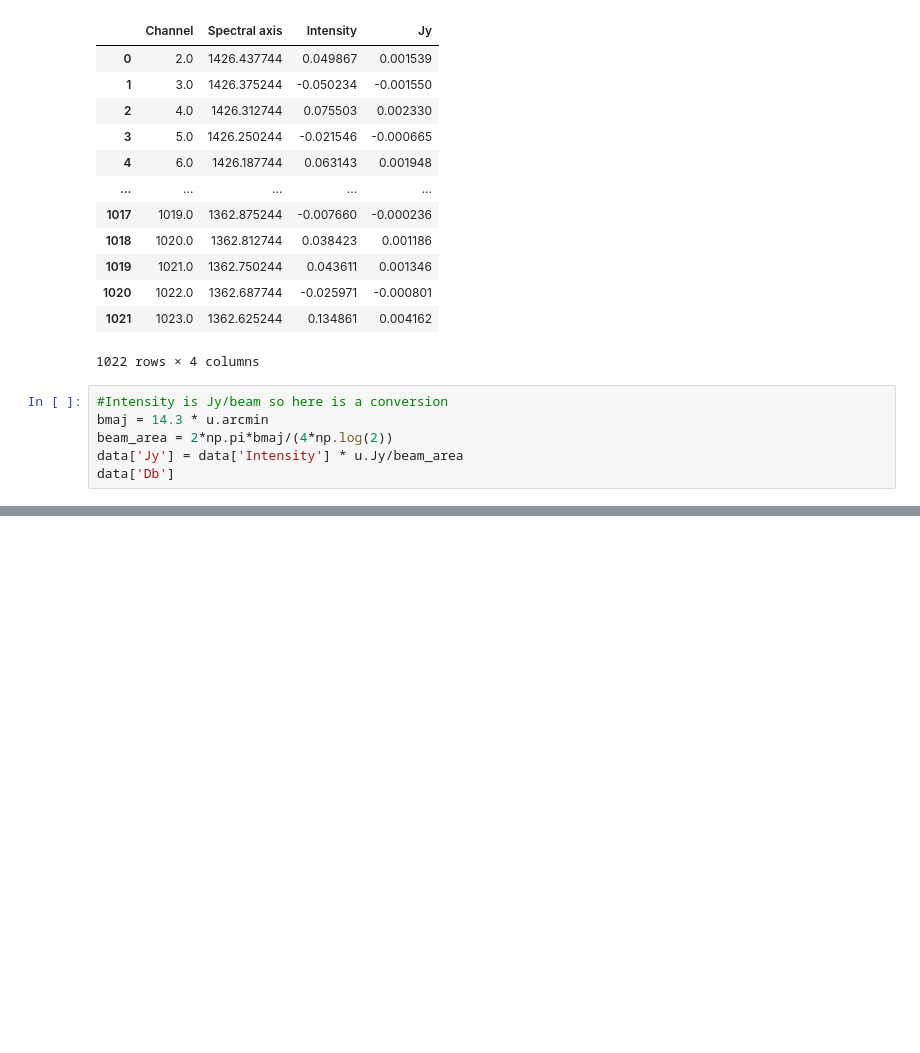
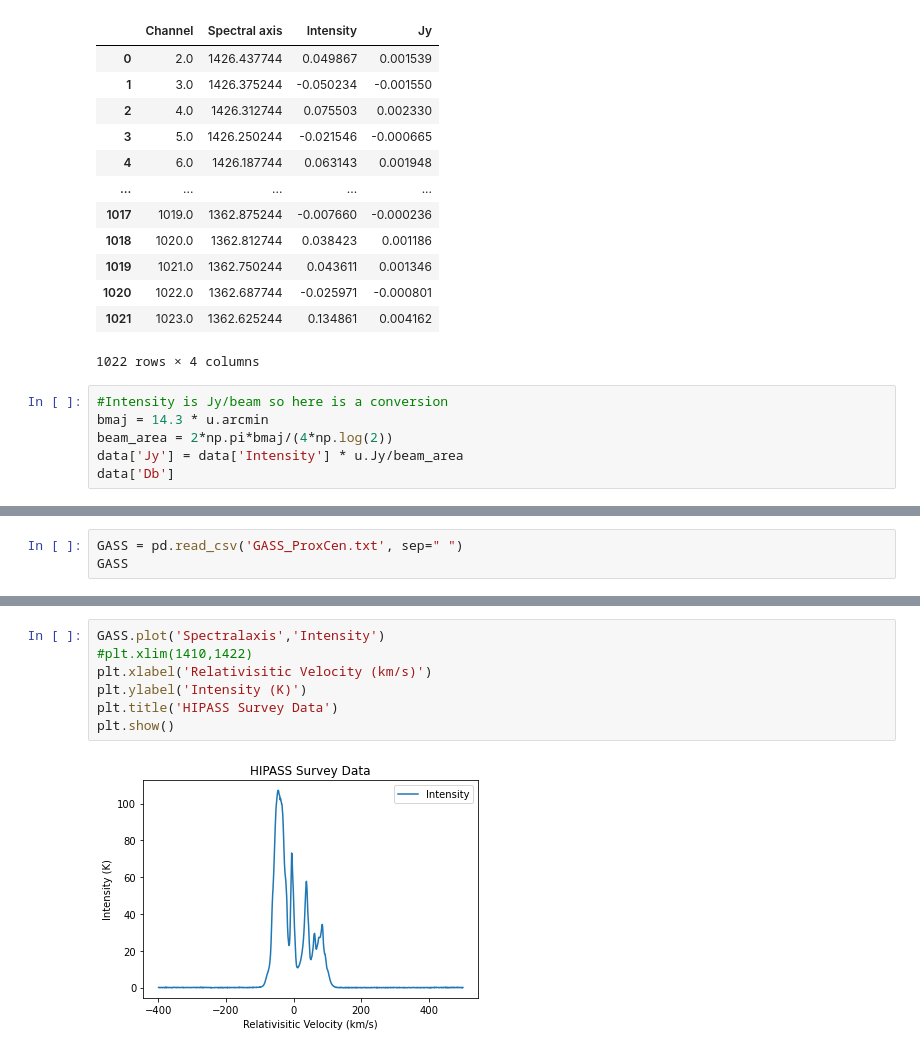
Before and after one commit to rtraas/SETI-Proxima-Centauri, a Jupyter notebook: H21cm.ipynb, the cells around one changed output, grey strips where cells are left out. Drawn from its saved outputs; the diff is of its cells as text; blank space fills up the shorter version.

Commit message:
Add GASS survey

```diff
--- a/H21cm.ipynb
+++ b/H21cm.ipynb
@@ -204,0 +205,3 @@ plt.show()
+# %%
+GASS = pd.read_csv('GASS_ProxCen.txt', sep=" ")
+GASS
@@ -204,0 +222,9 @@ plt.show()
+# %%
+GASS.plot('Spectralaxis','Intensity')
+#plt.xlim(1410,1422)
+plt.xlabel('Relativisitic Velocity (km/s)')
+plt.ylabel('Intensity (K)')
+plt.title('HIPASS Survey Data')
+plt.show()
+# %% [output]
+[figure, added]
```
Also changed, not shown: parts of 3 cells of this notebook, 1 other file.
